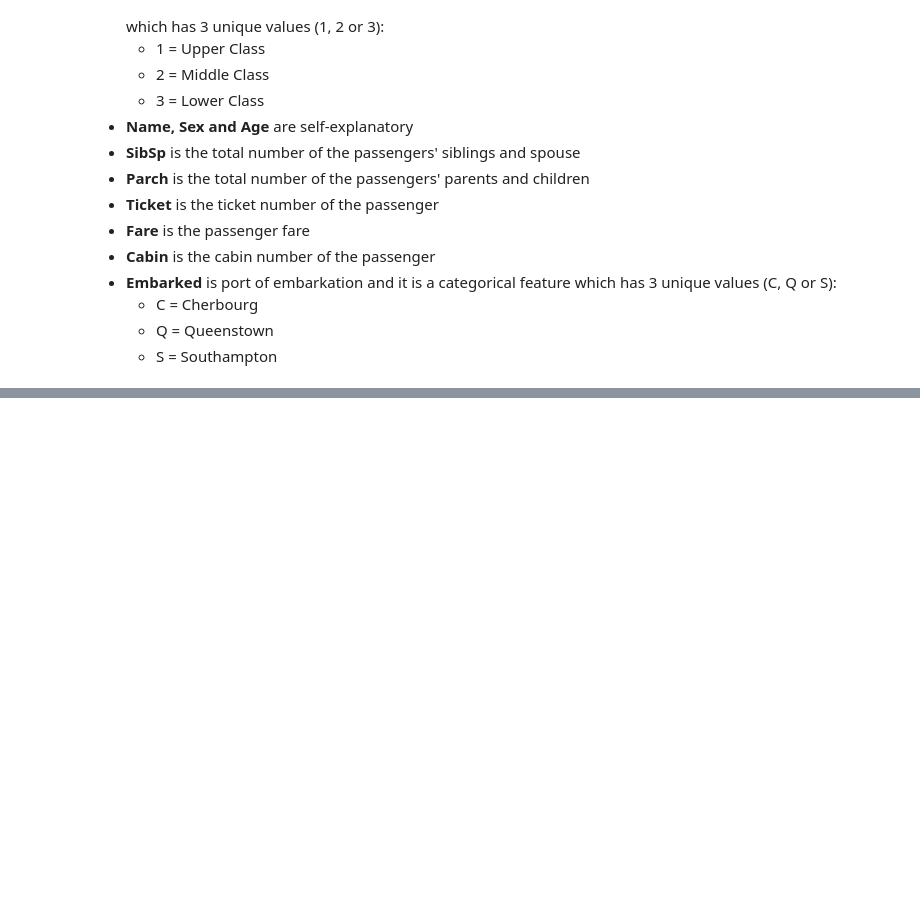
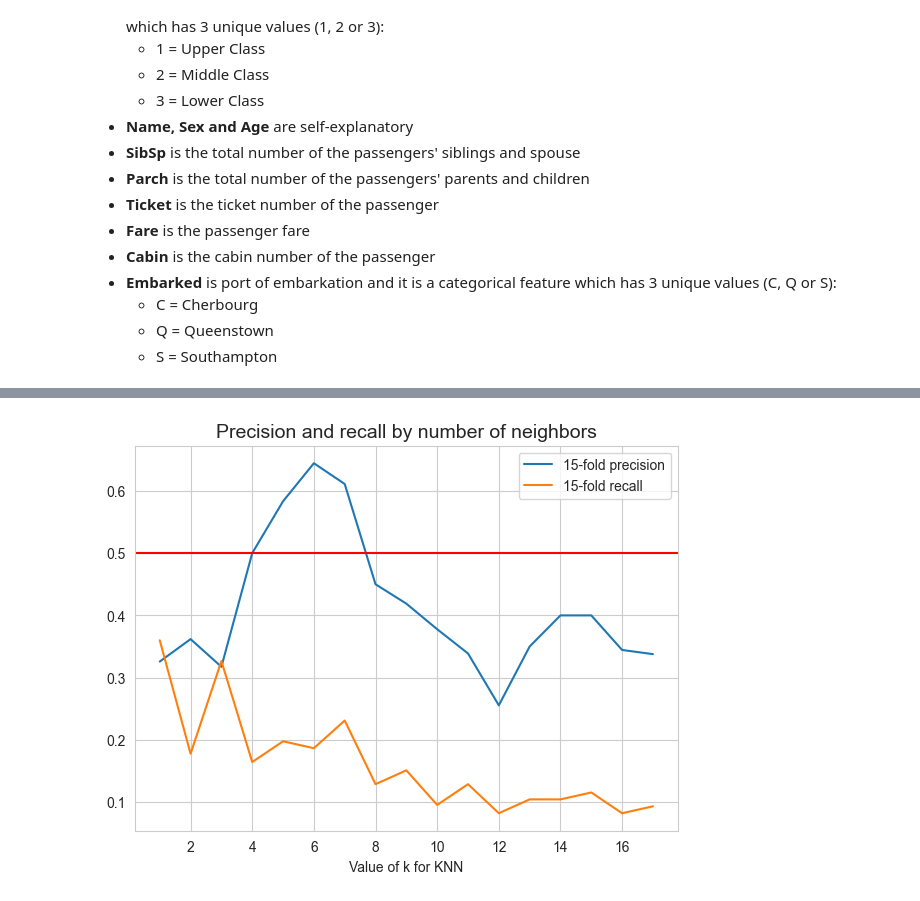
Before and after one commit to Kowalski1024/ml-playground, a Jupyter notebook: titanic.ipynb, the cells around one changed output, grey strips where cells are left out. Cells and saved outputs as stored; diff of their text form; code cells hidden in the pictures; blank space fills up the shorter version.

```diff
--- a/titanic.ipynb
+++ b/titanic.ipynb
@@ -25,0 +139,12 @@ df_all.sample(15)
+# %%
+data['FamilySize&Age'] = data['SibSp'] + data['Parch'] + 1 + data['Age'] / 70
+
+
+def fill_zero_fare_to_nan(df):
+    df.loc[df.Fare == 0, 'Fare'] = np.nan
+
+
+fill_zero_fare_to_nan(data)
+# Calculate Ticket frequency and divide Fare by it
+data['Ticket_freq'] = data.groupby('Ticket')['Ticket'].transform('count')
+data['Pfare'] = data['Fare'] / data['Ticket_freq']
@@ -335,0 +182,6 @@ See the caveats in the documentation: https://pandas.pydata.org/pandas-docs/stab
+# %%
+male_mask = (data['Sex'] == 'male') & (data['GroupId'] == -1)
+train_male = data[0:891].loc[male_mask]
+test_male = data[891:1309].loc[male_mask]
+print(len(train_male))
+print(len(test_male))
@@ -335,0 +208,46 @@ See the caveats in the documentation: https://pandas.pydata.org/pandas-docs/stab
+# %%
+cols = ['PassengerId', 'Name', 'Pfare', 'Pclass', 'Embarked']
+y_m = train_male['Survived']
+features = ['Pfare', 'Pclass', 'Embarked']
+X_m = train_male[features]
+
+numerical_cols = ['Pfare']
+categorical_cols = ['Pclass', 'Embarked']
+
+numerical_transformer = Pipeline(steps=[
+    ('imputer', SimpleImputer()),
+    ('scaler', StandardScaler())
+])
+
+categorical_transformer = Pipeline(steps=[
+    ('imputer', SimpleImputer(strategy='most_frequent')),
+    ('onehot', OneHotEncoder(handle_unknown='ignore'))
+])
+
+preprocessor = ColumnTransformer(transformers=[
+    ('num', numerical_transformer, numerical_cols),
+    ('cat', categorical_transformer, categorical_cols)
+])
+
+precision_m = []
+recall_m = []
+
+for k in range(1,18):
+    pipeline1 = Pipeline(steps=[
+        ('preprocessor', preprocessor),
+        ('model', KNeighborsClassifier(n_neighbors=k))
+    ])
+    precision_m.append(cross_val_score(pipeline1, X_m, y_m, cv=15, n_jobs=-1, scoring='precision').mean())
+    recall_m.append(cross_val_score(pipeline1, X_m, y_m, cv=15, n_jobs=-1, scoring='recall').mean())
+
+k_range = range(1,18)
+plt.figure(figsize=(7,5))
+plt.plot(k_range, precision_m, label='15-fold precision')
+plt.plot(k_range, recall_m, label='15-fold recall')
+plt.axhline(y=0.5, color='r')
+plt.xlabel('Value of k for KNN')
+plt.title('Precision and recall by number of neighbors', fontsize=14)
+plt.legend()
+plt.show()
+# %% [output]
+[figure, added]
```
Also changed, not shown: parts of 43 cells of this notebook.
